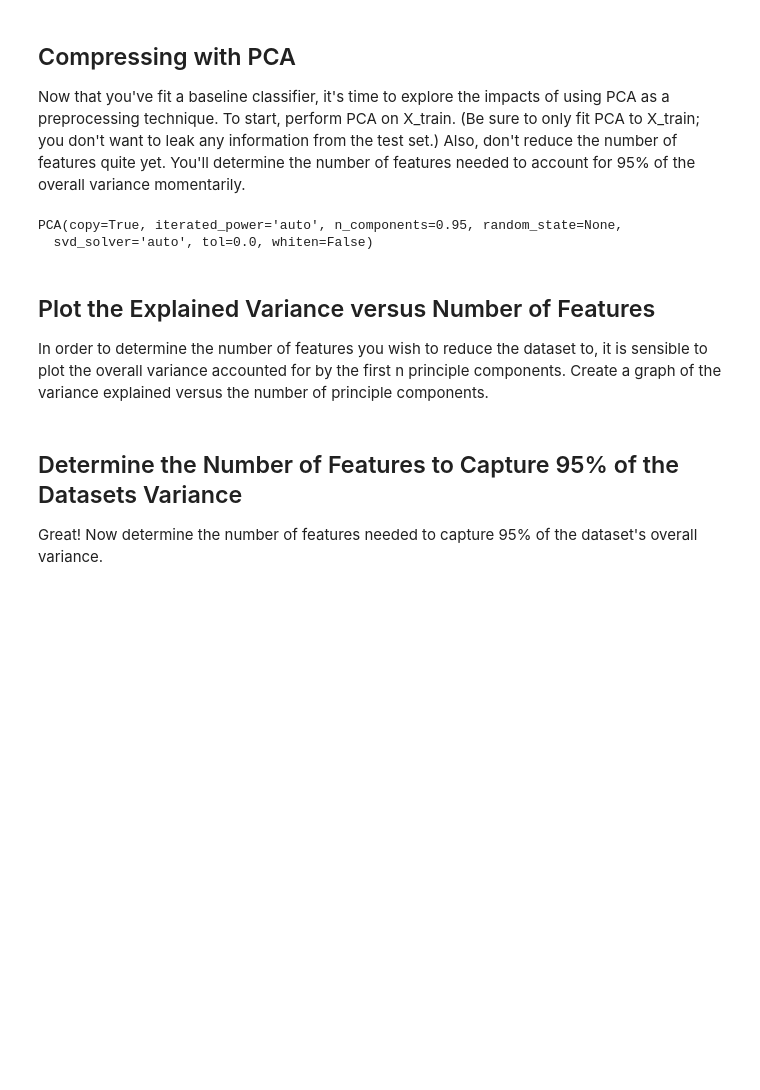
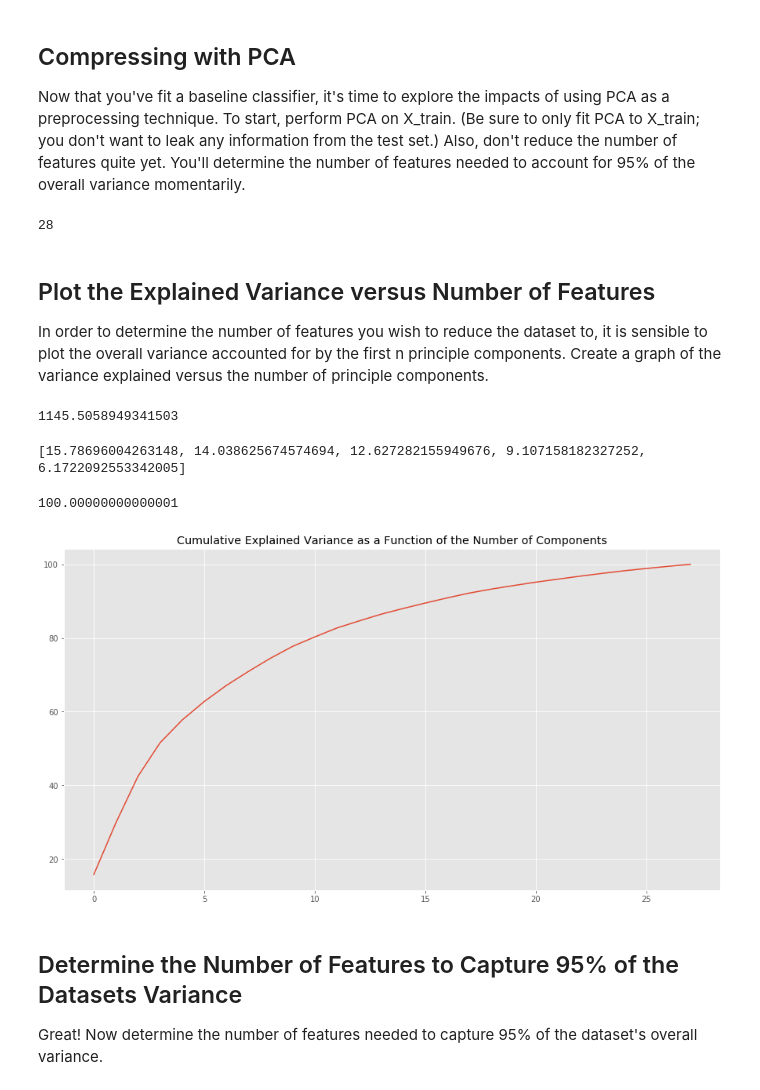
Before and after one commit to nkacoroski/dsc-3-34-11-image-compression-classification-with-pca-codealong-seattle-ds-career-040119, a Jupyter notebook: index.ipynb, the cells around one changed output. Cells and saved outputs as stored; diff of their text form; code cells hidden in the pictures; blank space fills up the shorter version.

```diff
--- a/index.ipynb
+++ b/index.ipynb
@@ -106,10 +106,9 @@ ValueError: C <= 0
 Now that you've fit a baseline classifier, it's time to explore the impacts of using PCA as a preprocessing technique. To start, perform PCA on X_train. (Be sure to only fit PCA to X_train; you don't want to leak any information from the test set.) Also, don't reduce the number of features quite yet. You'll determine the number of features needed to account for 95% of the overall variance momentarily.
 # %%
 pca.fit(X_train)
-pca.n_
+pca.n_components_
 # %% [output]
-PCA(copy=True, iterated_power='auto', n_components=0.95, random_state=None,
-  svd_solver='auto', tol=0.0, whiten=False)
+28
 # %% [markdown]
 ## Plot the Explained Variance versus Number of Features
 
@@ -119,3 +116,23 @@ In order to determine the number of features you wish to reduce the dataset to,
+# %%
+tot = sum(pca.explained_variance_)
+tot
+# %% [output]
+1145.5058949341503
+# %%
+var_exp = [(i/tot)*100 for i in sorted(pca.explained_variance_, reverse=True)]
+print(var_exp[0:5])
+sum(var_exp)
+# %% [output]
+[15.78696004263148, 14.038625674574694, 12.627282155949676, 9.107158182327252, 6.1722092553342005]
+100.00000000000001
+# %%
+cum_var_exp = np.cumsum(var_exp)
+plt.style.use('ggplot')
+plt.figure(figsize=(15, 8))
+plt.plot(cum_var_exp)
+plt.title('Cumulative Explained Variance as a Function of the Number of Components');
+# %% [output]
+[figure, added]
 # %% [markdown]
 ## Determine the Number of Features to Capture 95% of the Datasets Variance
 
```
Also changed, not shown: parts of 1 cell of this notebook.
